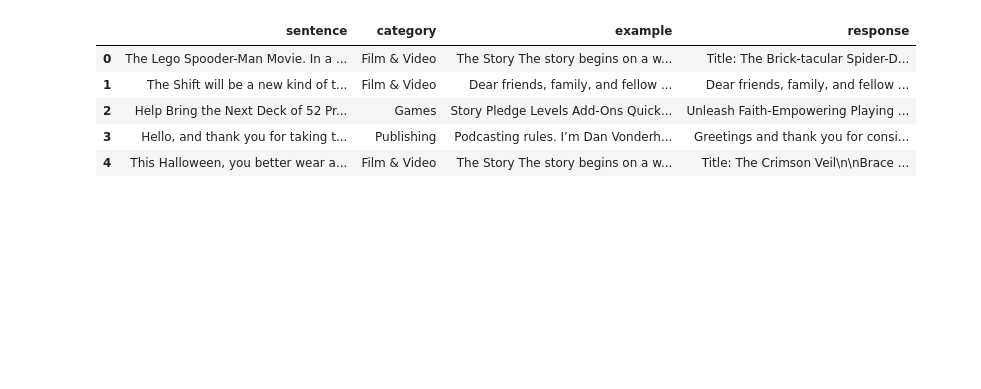
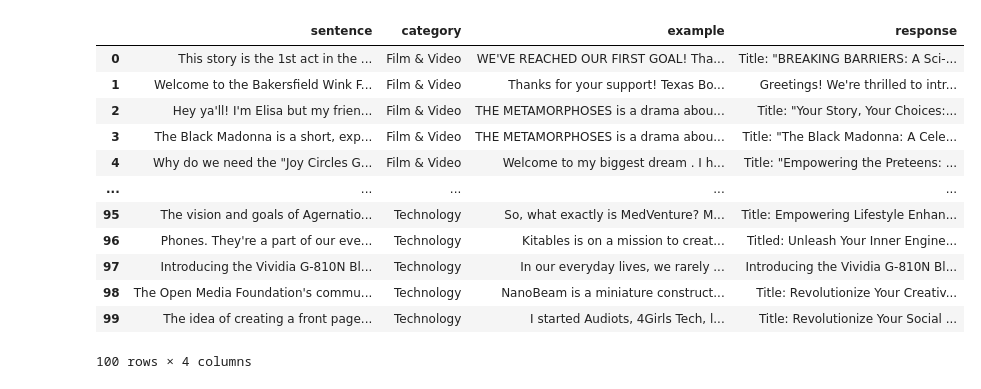
Before and after one commit to simomarra/Kickstarter-NLP-Project, a Jupyter notebook: Python Notebooks/Generative_kickstarter.ipynb, the cells around one changed output. Cells and saved outputs as stored; diff of their text form; code cells hidden in the pictures; blank space fills up the shorter version.

```diff
--- a/Python Notebooks/Generative_kickstarter.ipynb
+++ b/Python Notebooks/Generative_kickstarter.ipynb
@@ -171,10 +155,10 @@ llm = HuggingFacePipeline.from_model_id(
     model_id=model_id,
     task="text-generation",
     pipeline_kwargs=dict(
-        max_new_tokens=400, #limits the words (we need to put it also in the prompt I think)
+        max_new_tokens=500, #limits the words (we need to put it also in the prompt I think)
         temperature=0.8, # we can see if different temperatures give different results also
         do_sample=True, #it says like its required for the temperature setting to work I guess
-        repetition_penalty=1.03, #the higher = more penalization in repetitive output
+        repetition_penalty=1.0, #the higher = more penalization in repetitive output
         return_full_text=False,
     ),
     model_kwargs={"quantization_config": quantization_config},
@@ -182,8 +173,7 @@ llm = HuggingFacePipeline.from_model_id(
 # %%
 ROLE_MAP = {"human": "user", "ai": "assistant", "system": "system"}
 
-def chatpromptvalue_to_olmo(pv):
-    # IMPORTANT: use pv.to_messages() (not pv.to_string()) to avoid any default formatting
+def chatpromptvalue_to_mistral(pv):
     msgs = pv.to_messages()
     chat = [{"role": ROLE_MAP[m.type], "content": m.content} for m in msgs]
     return llm.pipeline.tokenizer.apply_chat_template(
@@ -192,4 +182,4 @@ def chatpromptvalue_to_olmo(pv):
         add_generation_prompt=True,
     )
 
-to_olmo = RunnableLambda(chatpromptvalue_to_olmo) #note: we need to modify the names 'to_olmo' since our model is not olmo
+to_mistral = RunnableLambda(chatpromptvalue_to_mistral)
@@ -218,10 +208,3 @@ prompt = ChatPromptTemplate.from_messages(
         ("human", user_prompt),
     ]
 )
-# %%
-for i in range(len(possible)):
-    row = possible.iloc[i]
-    example_df = get_most_similar_successful_example(row, top_k=1)
-
-print(possible.iloc[0])
-print(example_df['description'])
@@ -228,31 +235,10 @@ print(example_df['description'])
 # %%
-# -- Pipe it: prompt | (messages->string) | llm --
-chain = prompt | to_olmo | llm | StrOutputParser()
-
-def clean_response(text):
-    text = text.strip()
-
-    if "[/INST]" in text:
-        text = text.split("[/INST]", 1)[-1].strip()
-
-    if text.startswith("<s>"):
-        text = text[3:].strip()
-
-    if text.startswith("[INST]"):
-        text = text[len("[INST]"):].strip()
-
-    if "New description:" in text:
-        text = text.split("New description:", 1)[-1].strip()
-
-    if text.startswith("Rewritten version:"):
-        text = text[len("Rewritten version:"):].strip()
-
-    return text
+chain = prompt | to_mistral | llm | StrOutputParser()
 
 generated_rows = []
 
-for i in range(len(possible)):
-    row = possible.iloc[i]
+for i in range(len(sample)):
+    row = sample.iloc[i]
     example_df = get_most_similar_successful_example(row, top_k=1)
     example_text = example_df.iloc[0]["description"] if not example_df.empty else ""
 
@@ -268,6 +254,6 @@ for i in range(len(possible)):
         "response": response,
     })
 
-possible_generated = pd.DataFrame(generated_rows)
-possible_generated
+generated = pd.DataFrame(generated_rows)
+generated
 # %% [output]
@@ -280,6 +277,13 @@ possible_generated
 |  | sentence | category | example | response |
-| 0 | The Lego Spooder-Man Movie. In a ... | Film & Video | The Story The story begins on a w... | Title: The Brick-tacular Spider-D... |
-| 1 | The Shift will be a new kind of t... | Film & Video | Dear friends, family, and fellow ... | Dear friends, family, and fellow ... |
-| 2 | Help Bring the Next Deck of 52 Pr... | Games | Story Pledge Levels Add-Ons Quick... | Unleash Faith-Empowering Playing ... |
-| 3 | Hello, and thank you for taking t... | Publishing | Podcasting rules. I’m Dan Vonderh... | Greetings and thank you for consi... |
-| 4 | This Halloween, you better wear a... | Film & Video | The Story The story begins on a w... | Title: The Crimson Veil\n\nBrace ... |
+| 0 | This story is the 1st act in the ... | Film & Video | WE'VE REACHED OUR FIRST GOAL! Tha... | Title: "BREAKING BARRIERS: A Sci-... |
+| 1 | Welcome to the Bakersfield Wink F... | Film & Video | Thanks for your support! Texas Bo... | Greetings! We're thrilled to intr... |
+| 2 | Hey ya'll! I'm Elisa but my frien... | Film & Video | THE METAMORPHOSES is a drama abou... | Title: "Your Story, Your Choices:... |
+| 3 | The Black Madonna is a short, exp... | Film & Video | THE METAMORPHOSES is a drama abou... | Title: "The Black Madonna: A Cele... |
+| 4 | Why do we need the "Joy Circles G... | Film & Video | Welcome to my biggest dream . I h... | Title: "Empowering the Preteens: ... |
+| ... | ... | ... | ... | ... |
+| 95 | The vision and goals of Agernatio... | Technology | So, what exactly is MedVenture? M... | Title: Empowering Lifestyle Enhan... |
+| 96 | Phones. They're a part of our eve... | Technology | Kitables is on a mission to creat... | Titled: Unleash Your Inner Engine... |
+| 97 | Introducing the Vividia G-810N Bl... | Technology | In our everyday lives, we rarely ... | Introducing the Vividia G-810N Bl... |
+| 98 | The Open Media Foundation's commu... | Technology | NanoBeam is a miniature construct... | Title: Revolutionize Your Creativ... |
+| 99 | The idea of creating a front page... | Technology | I started Audiots, 4Girls Tech, l... | Title: Revolutionize Your Social ... |
+100 rows × 4 columns
```
Also changed, not shown: parts of 39 cells of this notebook.
